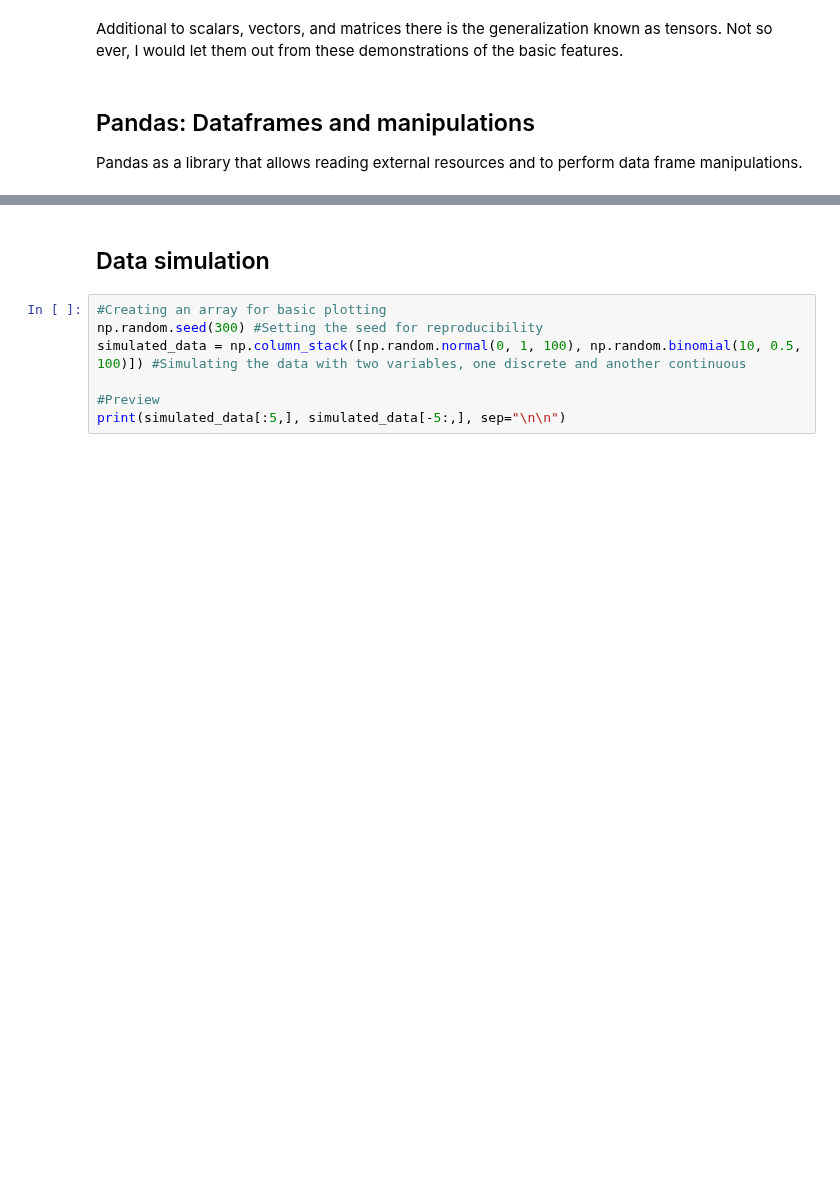
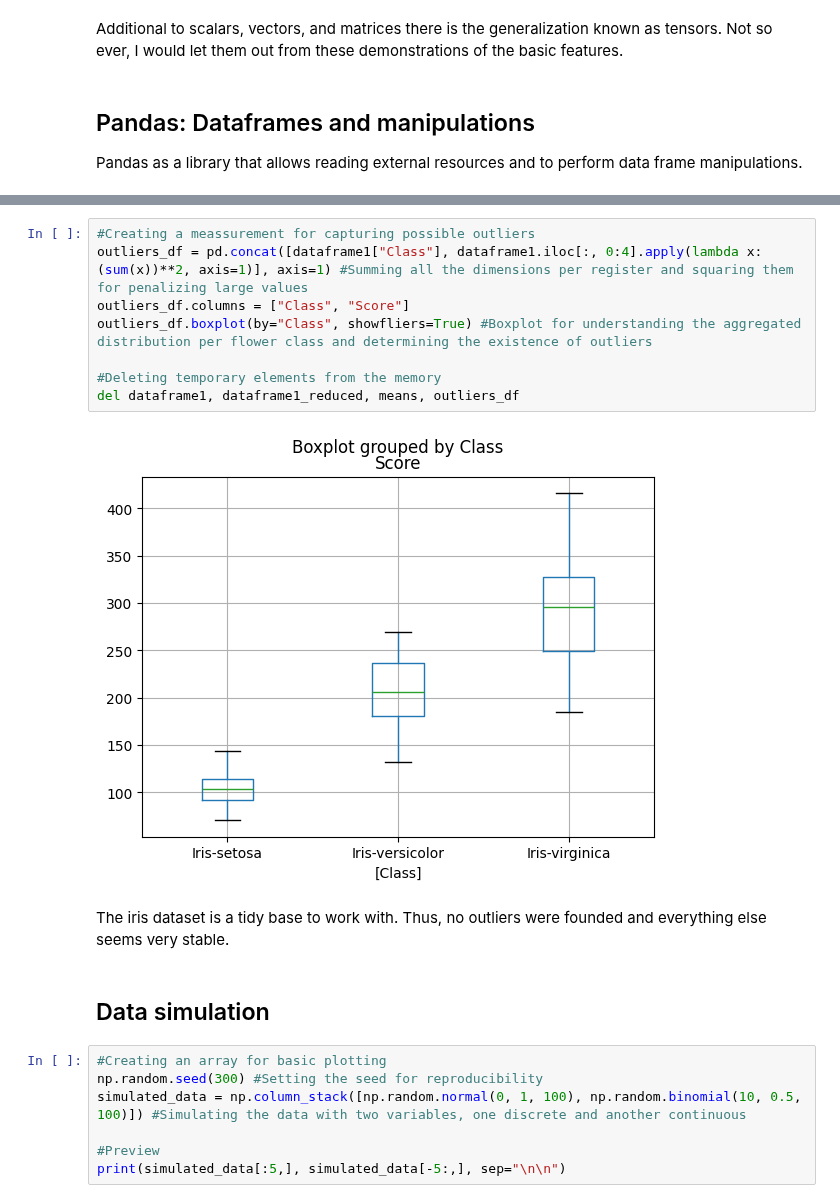
Before and after one commit to nescuderor/Personal_portfolio, a Jupyter notebook: 01_Basics.ipynb, the cells around one changed output, grey strips where cells are left out. Saved outputs shown, nothing was run; the diff lists cells and outputs as text; blank space fills up the shorter version.

```diff
--- a/01_Basics.ipynb
+++ b/01_Basics.ipynb
@@ -557,3 +640,15 @@ dtype: object
+# %%
+#Creating a meassurement for capturing possible outliers
+outliers_df = pd.concat([dataframe1["Class"], dataframe1.iloc[:, 0:4].apply(lambda x: (sum(x))**2, axis=1)], axis=1) #Summing all the dimensions per register and squaring them for penalizing large values
+outliers_df.columns = ["Class", "Score"]
+outliers_df.boxplot(by="Class", showfliers=True) #Boxplot for understanding the aggregated distribution per flower class and determining the existence of outliers
+
+#Deleting temporary elements from the memory
+del dataframe1, dataframe1_reduced, means, outliers_df
+# %% [output]
+[figure, added]
+# %% [markdown]
+The iris dataset is a tidy base to work with. Thus, no outliers were founded and everything else seems very stable.
 # %% [markdown]
 ## Data simulation
 # %%
```
Also changed, not shown: parts of 11 cells of this notebook.
